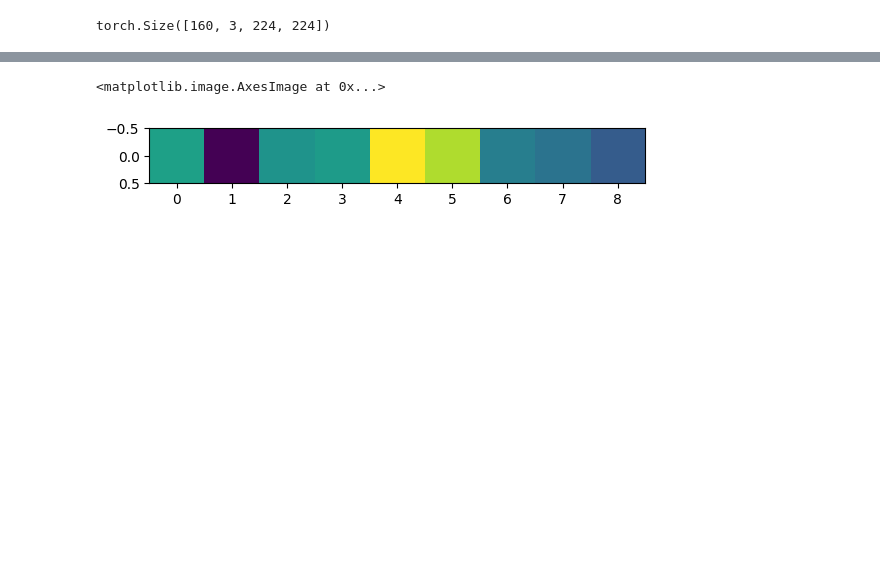
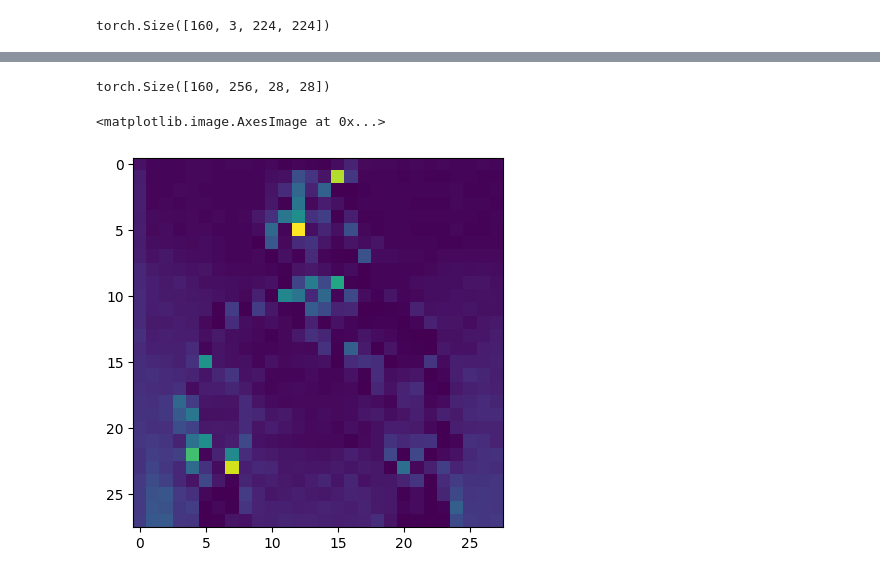
Before and after one commit to Nont18/Deep-learning-coding, a Jupyter notebook: MediaPipe/data_preparation2.ipynb, the cells around one changed output, grey strips where cells are left out. Drawn from its saved outputs; the diff is of its cells as text; code cells hidden in the pictures; blank space fills up the shorter version.

Commit message:
model improved

```diff
--- a/MediaPipe/data_preparation2.ipynb
+++ b/MediaPipe/data_preparation2.ipynb
@@ -243,3 +291,4 @@ class Model(nn.Module):
 # %%
-model = Model(num_classes=9)
+# model = Model(num_classes=9)
+grain_module = GrainModule(in_channels=3)
 # %%
@@ -252,5 +301,4 @@ dataloader.dataset[0][0].shape
 # %% [output]
 torch.Size([160, 3, 224, 224])
 # %%
-input = dataloader.dataset[5][0].unsqueeze(0)
-input.shape
+input = dataloader.dataset[5][0]
@@ -259,2 +304,0 @@ torch.Size([1, 160, 3, 224, 224])
-# %%
-input = input.permute(0, 2, 1, 3, 4)
@@ -261,5 +309,5 @@ input = input.permute(0, 2, 1, 3, 4)
 # %%
-output = model(input)
+output = grain_module(input)
 # %%
 output
 # %% [output]
@@ -268,7 +331,12 @@ tensor([[-0.0041, -0.1406, -0.0176, -0.0090,  0.0995,  0.0705, -0.0377, -0.0492,
+# %%
+output.shape
+# %% [output]
+torch.Size([160, 256, 28, 28])
 # %%
 import matplotlib.pyplot as plt
 
-plt.imshow(output.detach().numpy())
+# output.shape = torch.Size([160, 256, 28, 28])
+plt.imshow(output[93][0].detach().numpy())
 # %% [output]
 <matplotlib.image.AxesImage at 0x...>
-[figure, old version]
+[figure, new version]
```
Also changed, not shown: parts of 20 cells of this notebook, 4 other files.
